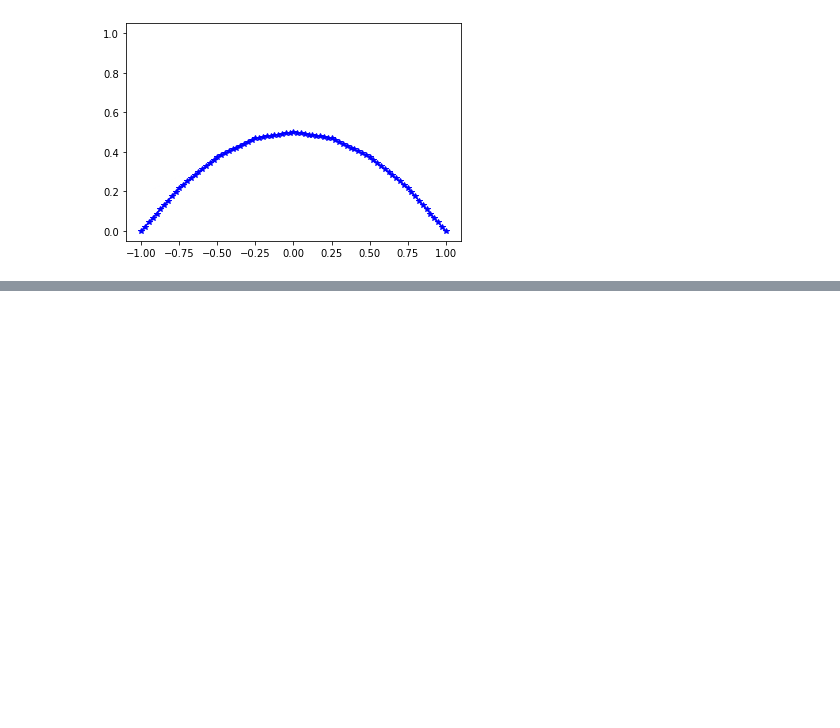
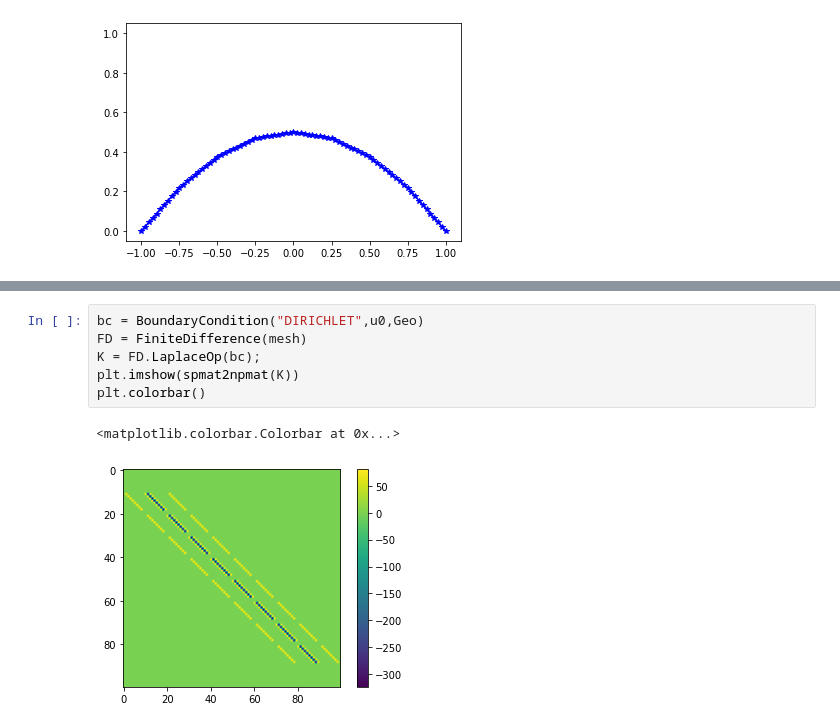
Before and after one commit to UZerbinati/Suite, a Jupyter notebook: Docs/PDE/FiniteDifferenceParabolic.ipynb, the cells around one changed output, grey strips where cells are left out. Drawn from its saved outputs; the diff is of its cells as text; blank space fills up the shorter version.

```diff
--- a/Docs/PDE/FiniteDifferenceParabolic.ipynb
+++ b/Docs/PDE/FiniteDifferenceParabolic.ipynb
@@ -239,0 +292,9 @@ HTML(anim.to_html5_video())
+# %%
+bc = BoundaryCondition("DIRICHLET",u0,Geo)
+FD = FiniteDifference(mesh)
+K = FD.LaplaceOp(bc);
+plt.imshow(spmat2npmat(K))
+plt.colorbar()
+# %% [output]
+<matplotlib.colorbar.Colorbar at 0x...>
+[figure, added]
```
Also changed, not shown: parts of 22 cells of this notebook, 19 other files.
